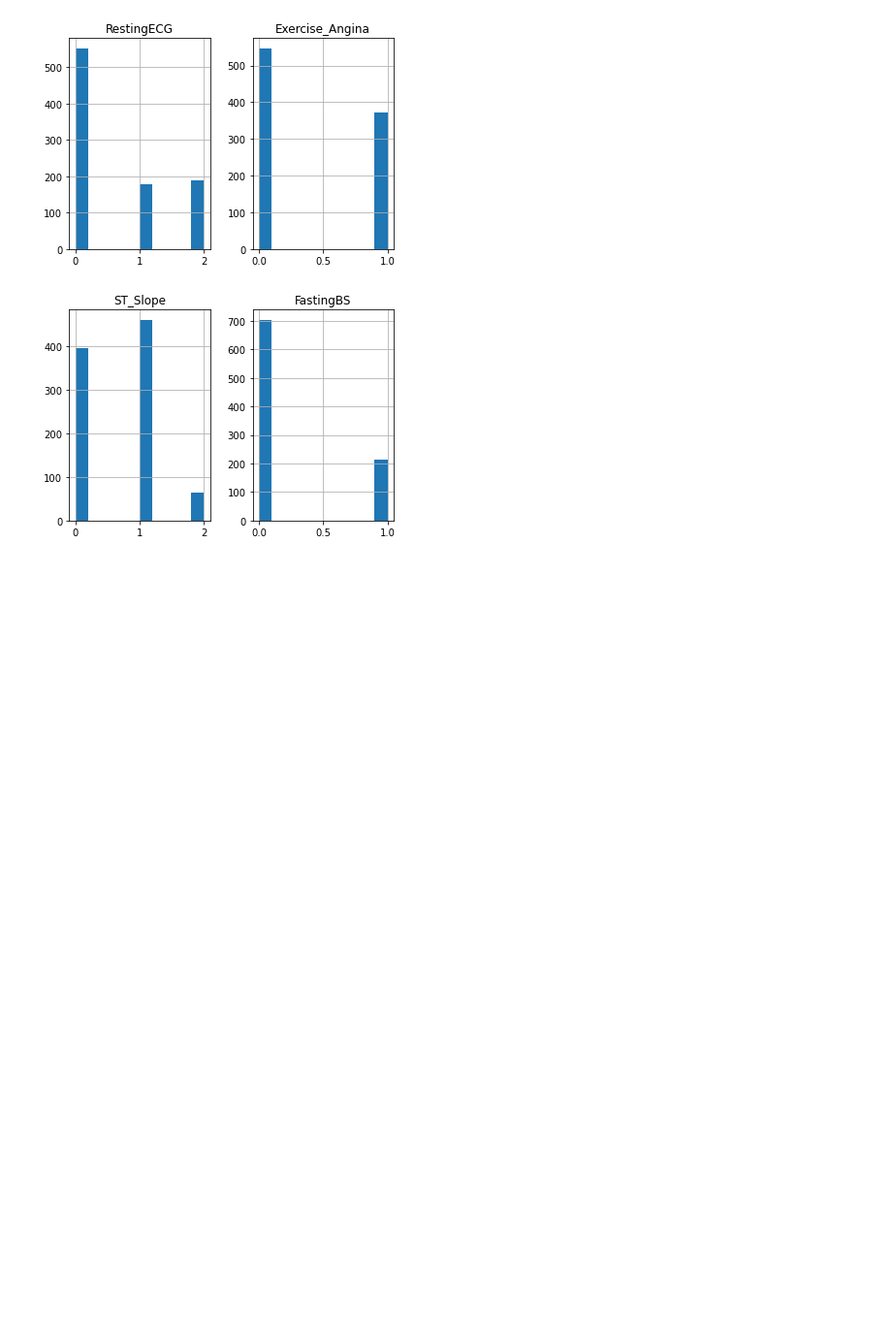
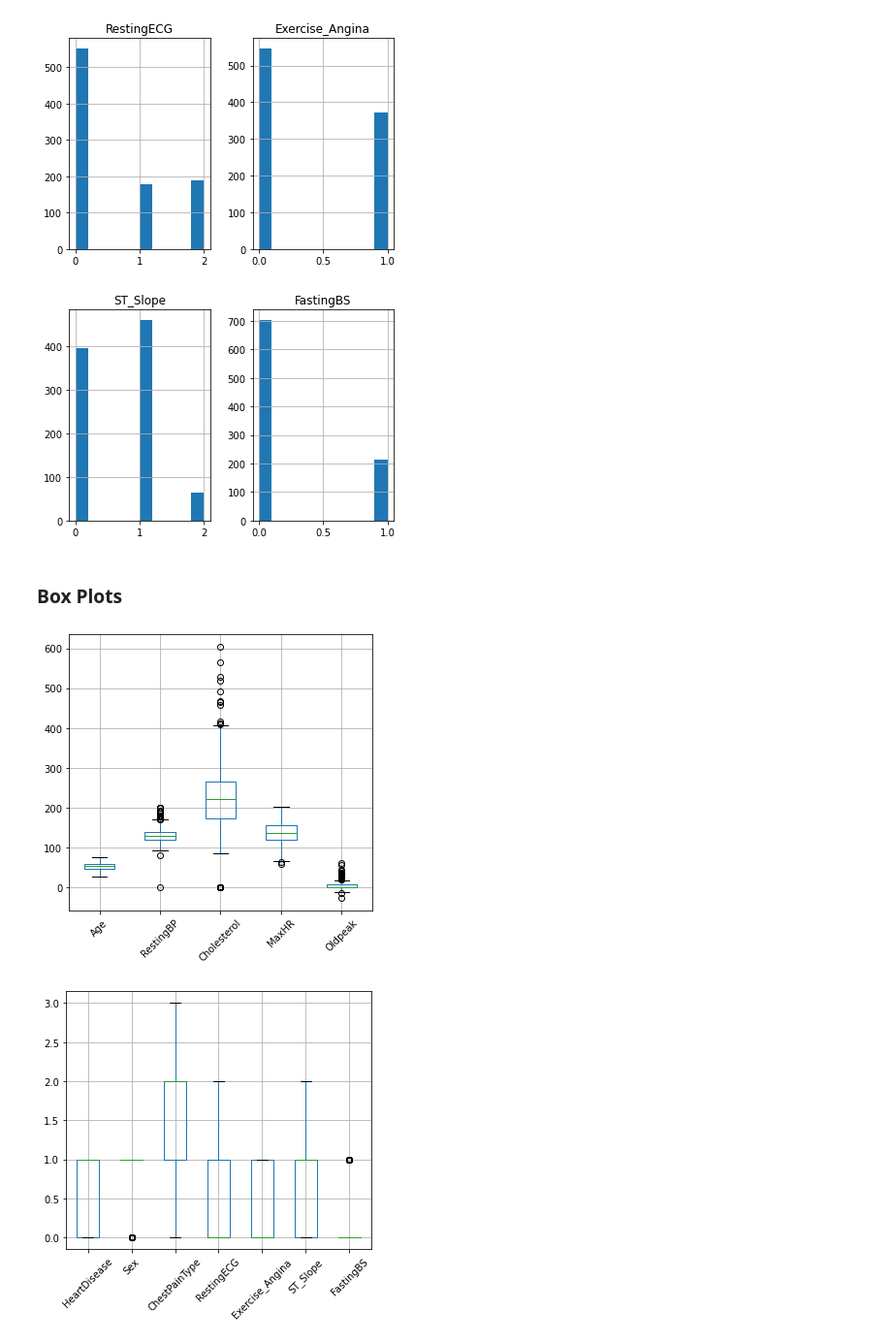
Before and after one commit to MIk1812/bigdata, a Jupyter notebook: Notebook.ipynb, the cells around one changed output. Shown at 97% size. Saved outputs shown, nothing was run; the diff lists cells and outputs as text; code cells hidden in the pictures; blank space fills up the shorter version.

Commit message:
box plot done

```diff
--- a/Notebook.ipynb
+++ b/Notebook.ipynb
@@ -49,3 +52,10 @@ for i in range(0, 11, 2):
 [figure]
 [figure]
 [figure]
+# %% [markdown]
+### Box Plots
+# %%
+dataloader.makeBoxPlot(dataloader.X)
+# %% [output]
+[figure, added]
+[figure, added]
```
Also changed, not shown: parts of 1 cell of this notebook, 1 other file.
